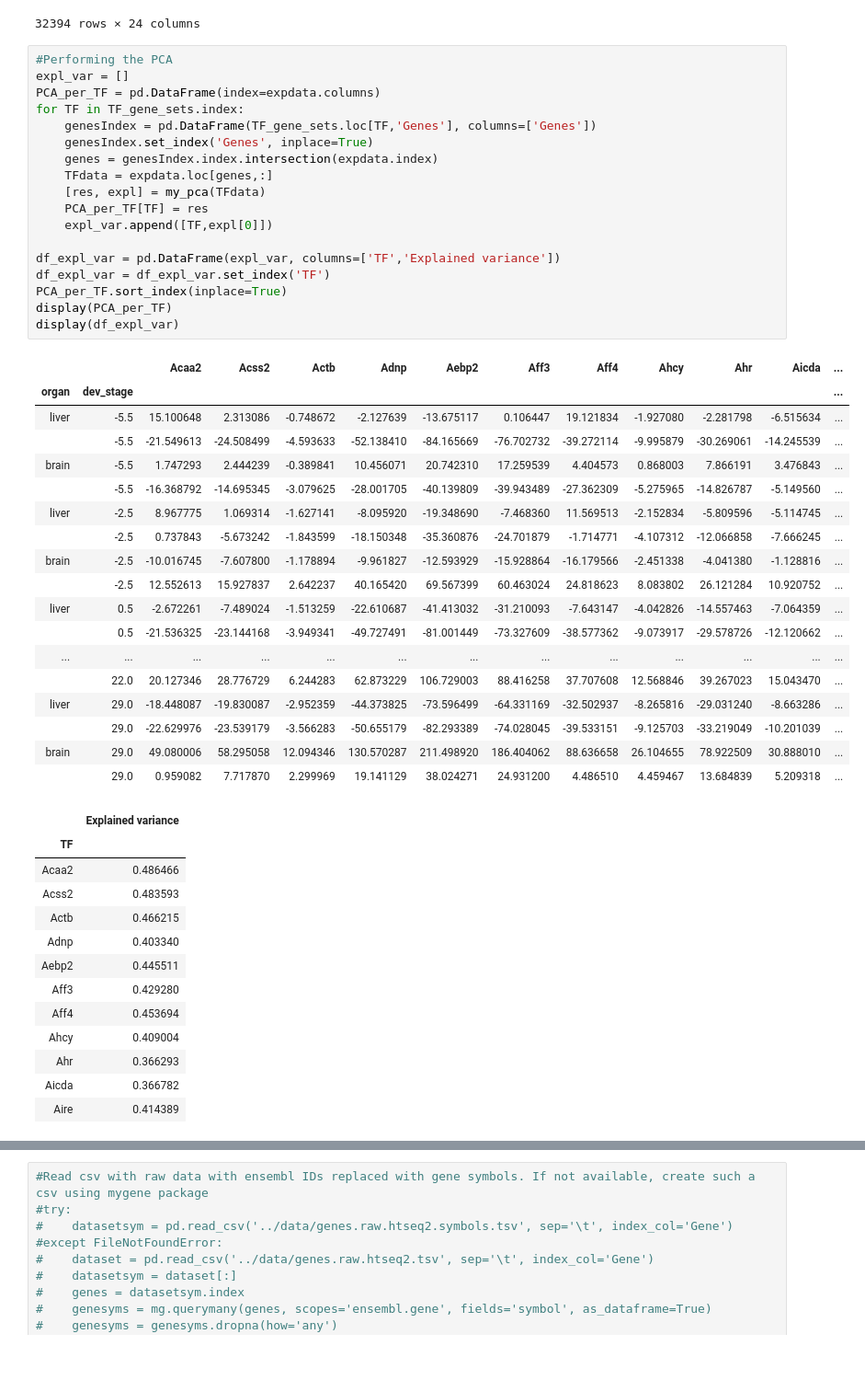
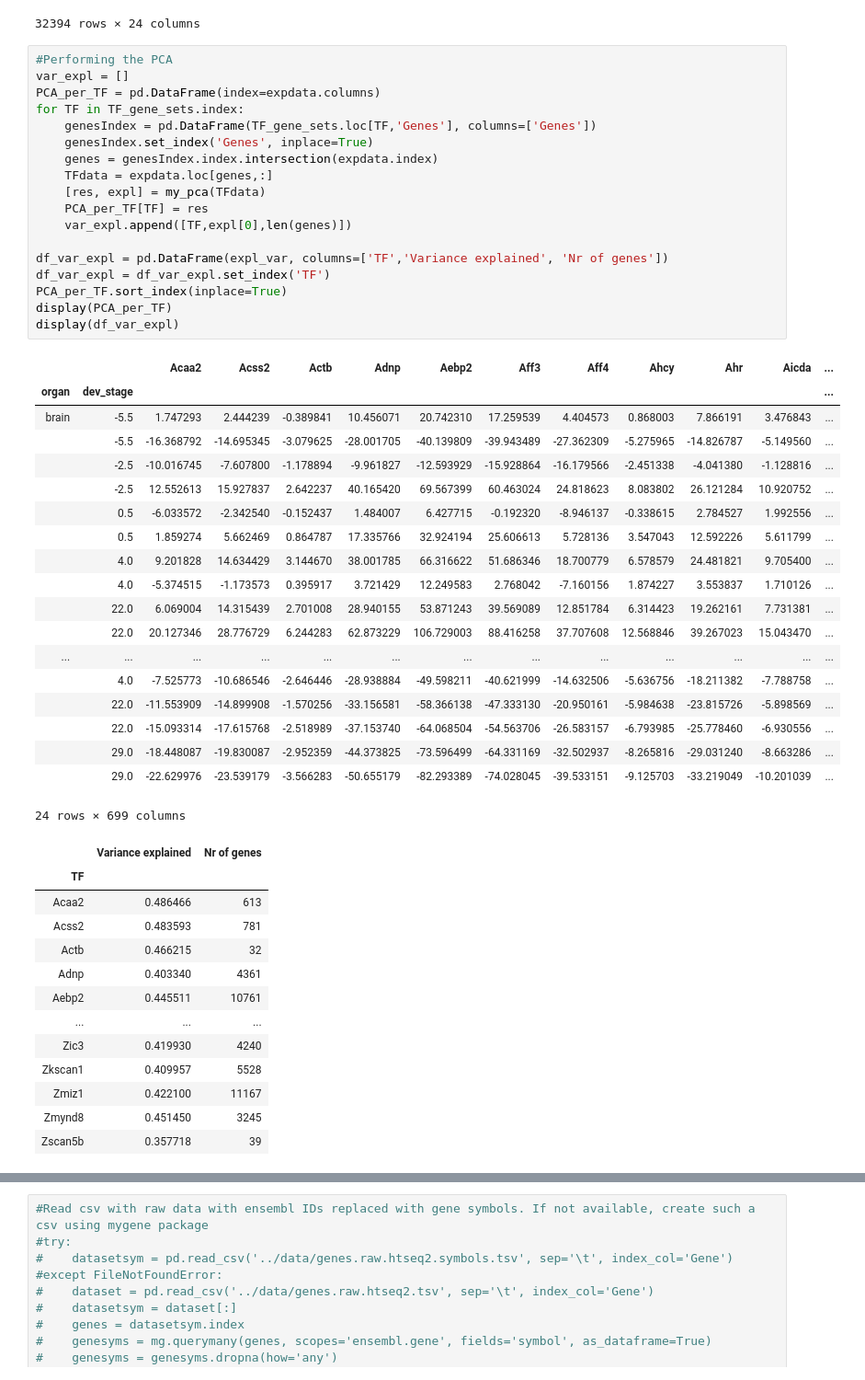
Before and after one commit to statisticalbiotechnology/translong, a Jupyter notebook: src/TF_PCA.ipynb, the cells around one changed output, grey strips where cells are left out. Shown at 92% size. Cells and saved outputs as stored; diff of their text form.

```diff
--- a/src/TF_PCA.ipynb
+++ b/src/TF_PCA.ipynb
@@ -146,51 +163,52 @@ expdata
 32394 rows × 24 columns
 # %%
 #Performing the PCA
-expl_var = []
+var_expl = []
 PCA_per_TF = pd.DataFrame(index=expdata.columns)
 for TF in TF_gene_sets.index:
     genesIndex = pd.DataFrame(TF_gene_sets.loc[TF,'Genes'], columns=['Genes'])
     genesIndex.set_index('Genes', inplace=True)
     genes = genesIndex.index.intersection(expdata.index)
     TFdata = expdata.loc[genes,:]
     [res, expl] = my_pca(TFdata)
     PCA_per_TF[TF] = res
-    expl_var.append([TF,expl[0]])
+    var_expl.append([TF,expl[0],len(genes)])
 
-df_expl_var = pd.DataFrame(expl_var, columns=['TF','Explained variance'])
-df_expl_var = df_expl_var.set_index('TF')
+df_var_expl = pd.DataFrame(expl_var, columns=['TF','Variance explained', 'Nr of genes'])
+df_var_expl = df_var_expl.set_index('TF')
 PCA_per_TF.sort_index(inplace=True)
 display(PCA_per_TF)
-display(df_expl_var)
+display(df_var_expl)
 # %% [output]
 |  |  | Acaa2 | Acss2 | Actb | Adnp | Aebp2 | Aff3 | Aff4 | Ahcy | Ahr | Aicda | ... |
 | organ | dev_stage |  |  |  |  |  |  |  |  |  |  | ... |
-| liver | -5.5 | 15.100648 | 2.313086 | -0.748672 | -2.127639 | -13.675117 | 0.106447 | 19.121834 | -1.927080 | -2.281798 | -6.515634 | ... |
-|  | -5.5 | -21.549613 | -24.508499 | -4.593633 | -52.138410 | -84.165669 | -76.702732 | -39.272114 | -9.995879 | -30.269061 | -14.245539 | ... |
 | brain | -5.5 | 1.747293 | 2.444239 | -0.389841 | 10.456071 | 20.742310 | 17.259539 | 4.404573 | 0.868003 | 7.866191 | 3.476843 | ... |
 |  | -5.5 | -16.368792 | -14.695345 | -3.079625 | -28.001705 | -40.139809 | -39.943489 | -27.362309 | -5.275965 | -14.826787 | -5.149560 | ... |
-| liver | -2.5 | 8.967775 | 1.069314 | -1.627141 | -8.095920 | -19.348690 | -7.468360 | 11.569513 | -2.152834 | -5.809596 | -5.114745 | ... |
-|  | -2.5 | 0.737843 | -5.673242 | -1.843599 | -18.150348 | -35.360876 | -24.701879 | -1.714771 | -4.107312 | -12.066858 | -7.666245 | ... |
-| brain | -2.5 | -10.016745 | -7.607800 | -1.178894 | -9.961827 | -12.593929 | -15.928864 | -16.179566 | -2.451338 | -4.041380 | -1.128816 | ... |
+|  | -2.5 | -10.016745 | -7.607800 | -1.178894 | -9.961827 | -12.593929 | -15.928864 | -16.179566 | -2.451338 | -4.041380 | -1.128816 | ... |
 |  | -2.5 | 12.552613 | 15.927837 | 2.642237 | 40.165420 | 69.567399 | 60.463024 | 24.818623 | 8.083802 | 26.121284 | 10.920752 | ... |
-| liver | 0.5 | -2.672261 | -7.489024 | -1.513259 | -22.610687 | -41.413032 | -31.210093 | -7.643147 | -4.042826 | -14.557463 | -7.064359 | ... |
-|  | 0.5 | -21.536325 | -23.144168 | -3.949341 | -49.727491 | -81.001449 | -73.327609 | -38.577362 | -9.073917 | -29.578726 | -12.120662 | ... |
+|  | 0.5 | -6.033572 | -2.342540 | -0.152437 | 1.484007 | 6.427715 | -0.192320 | -8.946137 | -0.338615 | 2.784527 | 1.992556 | ... |
+|  | 0.5 | 1.859274 | 5.662469 | 0.864787 | 17.335766 | 32.924194 | 25.606613 | 5.728136 | 3.547043 | 12.592226 | 5.611799 | ... |
+|  | 4.0 | 9.201828 | 14.634429 | 3.144670 | 38.001785 | 66.316622 | 51.686346 | 18.700779 | 6.578579 | 24.481821 | 9.705400 | ... |
+|  | 4.0 | -5.374515 | -1.173573 | 0.395917 | 3.721429 | 12.249583 | 2.768042 | -7.160156 | 1.874227 | 3.553837 | 1.710126 | ... |
+|  | 22.0 | 6.069004 | 14.315439 | 2.701008 | 28.940155 | 53.871243 | 39.569089 | 12.851784 | 6.314423 | 19.262161 | 7.731381 | ... |
+|  | 22.0 | 20.127346 | 28.776729 | 6.244283 | 62.873229 | 106.729003 | 88.416258 | 37.707608 | 12.568846 | 39.267023 | 15.043470 | ... |
 | ... | ... | ... | ... | ... | ... | ... | ... | ... | ... | ... | ... | ... |
-|  | 22.0 | 20.127346 | 28.776729 | 6.244283 | 62.873229 | 106.729003 | 88.416258 | 37.707608 | 12.568846 | 39.267023 | 15.043470 | ... |
-| liver | 29.0 | -18.448087 | -19.830087 | -2.952359 | -44.373825 | -73.596499 | -64.331169 | -32.502937 | -8.265816 | -29.031240 | -8.663286 | ... |
+|  | 4.0 | -7.525773 | -10.686546 | -2.646446 | -28.938884 | -49.598211 | -40.621999 | -14.632506 | -5.636756 | -18.211382 | -7.788758 | ... |
+|  | 22.0 | -11.553909 | -14.899908 | -1.570256 | -33.156581 | -58.366138 | -47.333130 | -20.950161 | -5.984638 | -23.815726 | -5.898569 | ... |
+|  | 22.0 | -15.093314 | -17.615768 | -2.518989 | -37.153740 | -64.068504 | -54.563706 | -26.583157 | -6.793985 | -25.778460 | -6.930556 | ... |
+|  | 29.0 | -18.448087 | -19.830087 | -2.952359 | -44.373825 | -73.596499 | -64.331169 | -32.502937 | -8.265816 | -29.031240 | -8.663286 | ... |
 |  | 29.0 | -22.629976 | -23.539179 | -3.566283 | -50.655179 | -82.293389 | -74.028045 | -39.533151 | -9.125703 | -33.219049 | -10.201039 | ... |
-| brain | 29.0 | 49.080006 | 58.295058 | 12.094346 | 130.570287 | 211.498920 | 186.404062 | 88.636658 | 26.104655 | 78.922509 | 30.888010 | ... |
-|  | 29.0 | 0.959082 | 7.717870 | 2.299969 | 19.141129 | 38.024271 | 24.931200 | 4.486510 | 4.459467 | 13.684839 | 5.209318 | ... |
+24 rows × 699 columns
-|  | Explained variance |
-| TF |  |
-| Acaa2 | 0.486466 |
-| Acss2 | 0.483593 |
-| Actb | 0.466215 |
-| Adnp | 0.403340 |
-| Aebp2 | 0.445511 |
-| Aff3 | 0.429280 |
-| Aff4 | 0.453694 |
-| Ahcy | 0.409004 |
-| Ahr | 0.366293 |
-| Aicda | 0.366782 |
-| Aire | 0.414389 |
+|  | Variance explained | Nr of genes |
+| TF |  |  |
+| Acaa2 | 0.486466 | 613 |
+| Acss2 | 0.483593 | 781 |
+| Actb | 0.466215 | 32 |
+| Adnp | 0.403340 | 4361 |
+| Aebp2 | 0.445511 | 10761 |
+| ... | ... | ... |
+| Zic3 | 0.419930 | 4240 |
+| Zkscan1 | 0.409957 | 5528 |
+| Zmiz1 | 0.422100 | 11167 |
+| Zmynd8 | 0.451450 | 3245 |
+| Zscan5b | 0.357718 | 39 |
```
Also changed, not shown: parts of 6 cells of this notebook, 8 other files.
